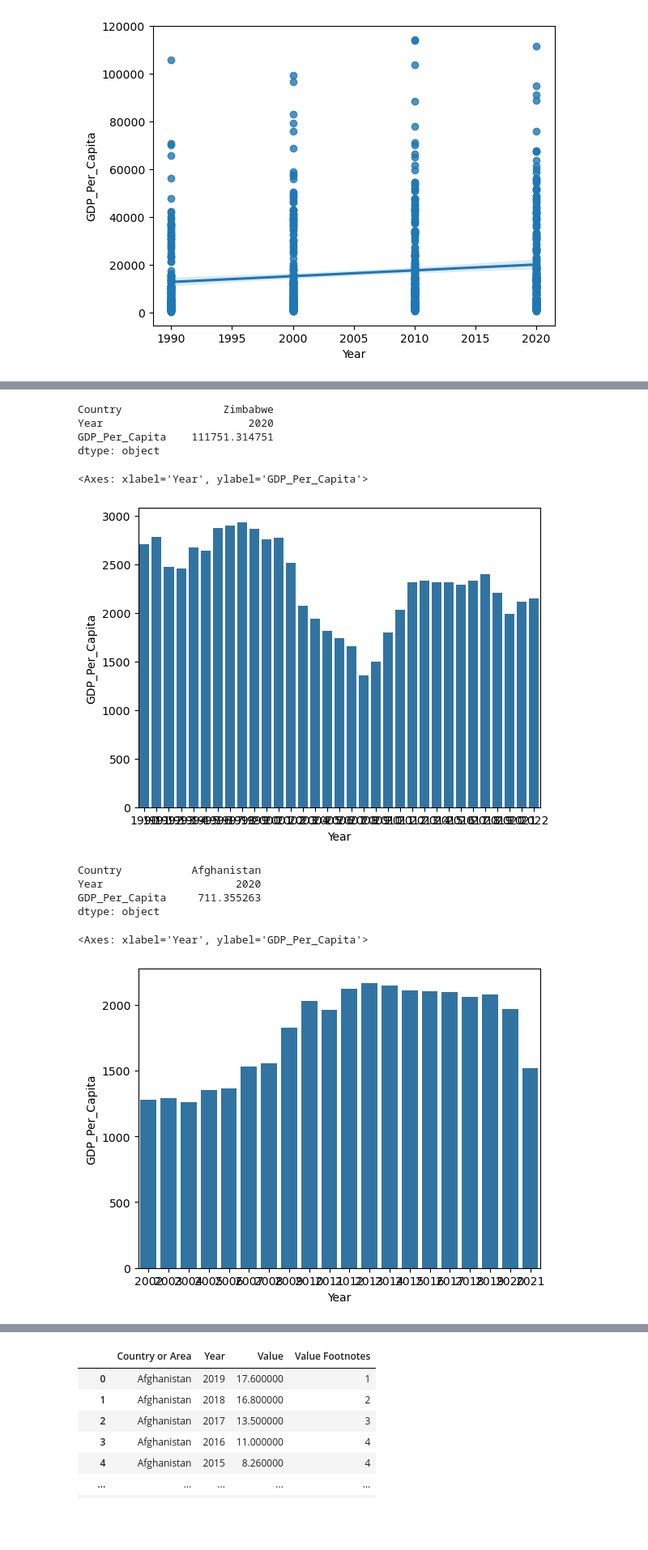
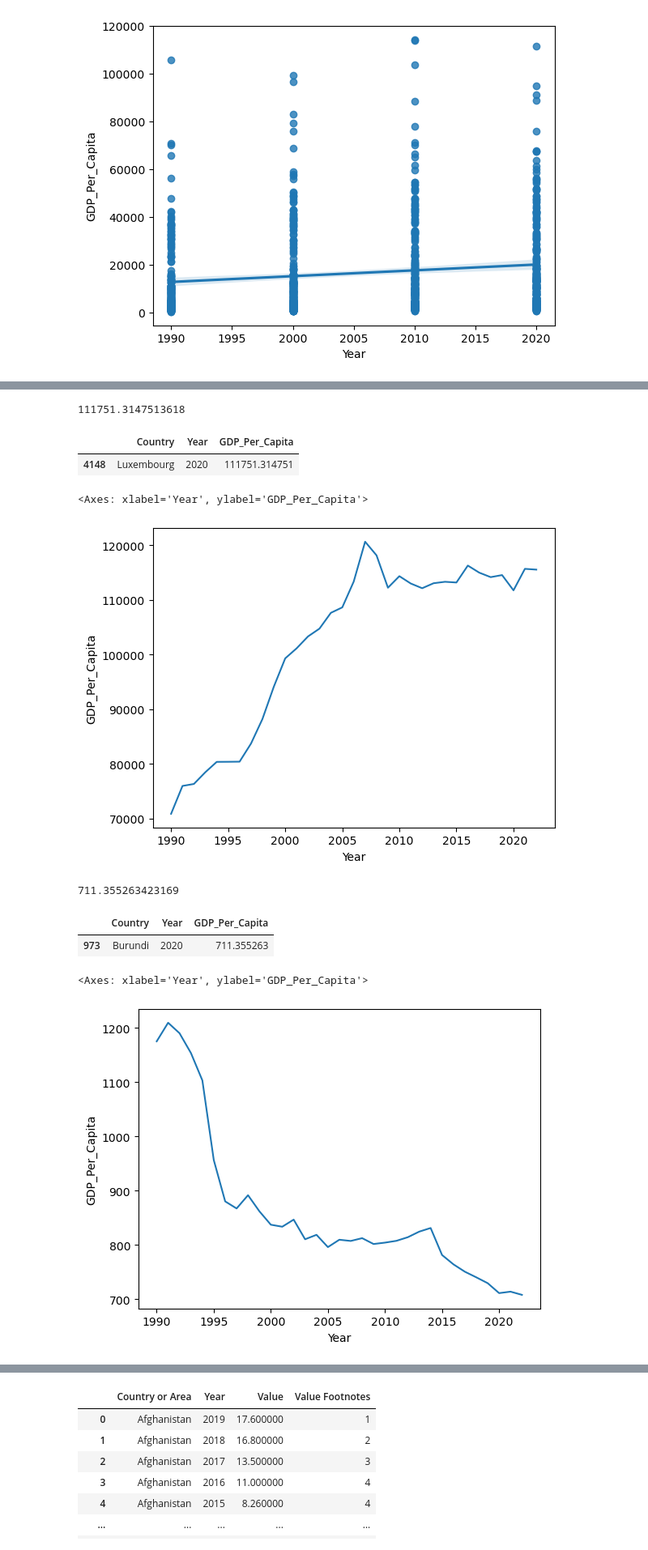
Before and after one commit to NSS-Data-Analytics-Cohort-12/un-python-HaylieCannon, a Jupyter notebook: notebooks/unproject.ipynb, the cells around one changed output, grey strips where cells are left out. Shown at 81% size. Cells and saved outputs as stored; diff of their text form; code cells hidden in the pictures; blank space fills up the shorter version.

```diff
--- a/notebooks/unproject.ipynb
+++ b/notebooks/unproject.ipynb
@@ -278,11 +307,14 @@ sorted_gdp_df_100000
 # 12. Which country had the highest GDP per capita in 2020? Create a plot showing how this country's GDP per capita has changed over the timespan
 # of the dataset.
 # %%
-gdp_df_2020_max=gdp_df_2020.max()
-print(gdp_df_2020_max)
+gdp_df_2020_max=gdp_df_2020['GDP_Per_Capita'].max()
-# %% [output]
-Country                Zimbabwe
-Year                       2020
-GDP_Per_Capita    111751.314751
-dtype: object
+# %%
+gdp_df_2020_max
+# %% [output]
+111751.3147513618
+# %%
+gdp_df_2020[gdp_df_2020['GDP_Per_Capita'] == gdp_df_2020_max]
+# %% [output]
+|  | Country | Year | GDP_Per_Capita |
+| 4148 | Luxembourg | 2020 | 111751.314751 |
 # %%
@@ -290,26 +322,28 @@ gdp_df_Zimbabwe=gdp_df_rename[gdp_df_rename["Country"]=="Zimbabwe"]
 # %%
-sns.barplot(x="Year", y="GDP_Per_Capita", data=gdp_df_Zimbabwe, errorbar=None)
+sns.lineplot(data=gdp_df_Luxembourg, x="Year", y="GDP_Per_Capita")
 # %% [output]
 <Axes: xlabel='Year', ylabel='GDP_Per_Capita'>
-[figure, old version]
+[figure, new version]
 # %%
 # 13. Which country had the lowest GDP per capita in 2020?
 # Create a plot showing how this country's GDP per capita has changed over the timespan of the dataset.
 # %%
-gdp_df_2020_min=gdp_df_2020.min()
-print(gdp_df_2020_min)
+gdp_df_2020_min=gdp_df_2020['GDP_Per_Capita'].min()
+gdp_df_2020_min
 # %% [output]
-Country           Afghanistan
-Year                     2020
-GDP_Per_Capita     711.355263
-dtype: object
+711.355263423169
+# %%
+gdp_df_2020[gdp_df_2020['GDP_Per_Capita'] == gdp_df_2020_min]
+# %% [output]
+|  | Country | Year | GDP_Per_Capita |
+| 973 | Burundi | 2020 | 711.355263 |
 # %%
-gdp_df_Afghanistan=gdp_df_rename[gdp_df_rename["Country"]=="Afghanistan"]
+gdp_df_Burundi=gdp_df_rename[gdp_df_rename["Country"]=="Burundi"]
 # %%
-sns.barplot(x="Year", y="GDP_Per_Capita", data=gdp_df_Afghanistan, errorbar=None)
+sns.lineplot(data=gdp_df_Burundi, x="Year", y="GDP_Per_Capita", )
 # %% [output]
 <Axes: xlabel='Year', ylabel='GDP_Per_Capita'>
-[figure, old version]
+[figure, new version]
 # %%
 # **Bonus question:** Is it true in general that coutries had a higher GDP per capita in 2020 than in 1990? Which countries had lower GDP per capita
 # in 2020 than in 1990?
```
Also changed, not shown: parts of 16 cells of this notebook.
